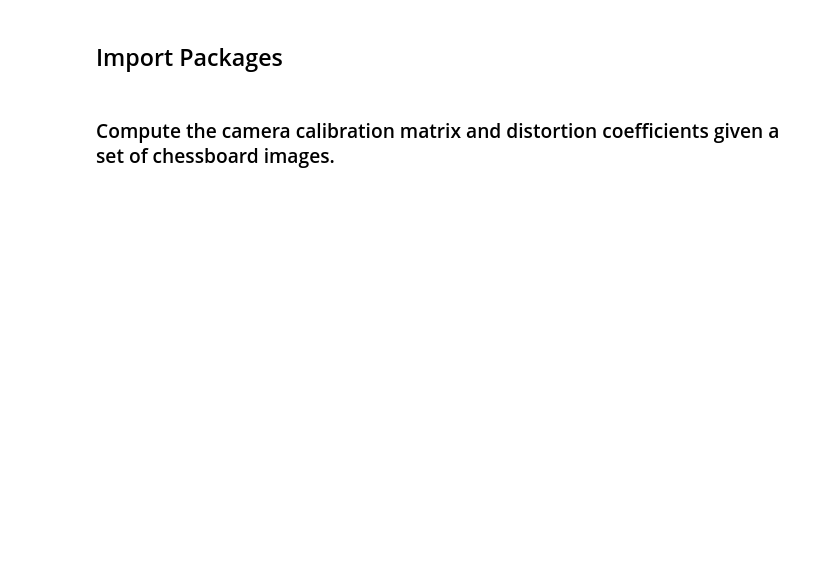
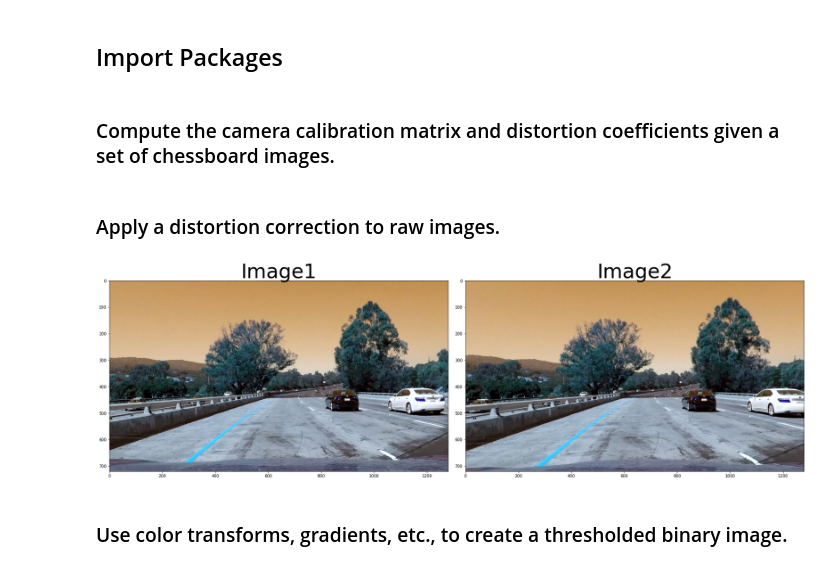
Before and after one commit to VinzenzTrimborn/AdvancedLaneLines, a Jupyter notebook: Advanced Lane Finding.ipynb, the cells around one changed output. Drawn from its saved outputs; the diff is of its cells as text; code cells hidden in the pictures; blank space fills up the shorter version.

```diff
--- a/Advanced Lane Finding.ipynb
+++ b/Advanced Lane Finding.ipynb
@@ -52,3 +52,14 @@ def image_undistort(img, objpoints, imgpoints):
     ret, mtx, dist, rvecs, tvecs = cv2.calibrateCamera(objpoints, imgpoints, img.shape[1:], None, None)
     undist = cv2.undistort(img, mtx, dist, None, mtx)
     return undist
+# %% [markdown]
+### Apply a distortion correction to raw images.
+# %%
+img = cv2.imread('test_images/test1.jpg')
+objectpoints, imagespoints=calibrate()
+undist=image_undistort(img, objectpoints, imagespoints)
+print2images(img,undist)
+# %% [output]
+[figure, added]
+# %% [markdown]
+### Use color transforms, gradients, etc., to create a thresholded binary image.
```
Also changed, not shown: parts of 5 cells of this notebook.
